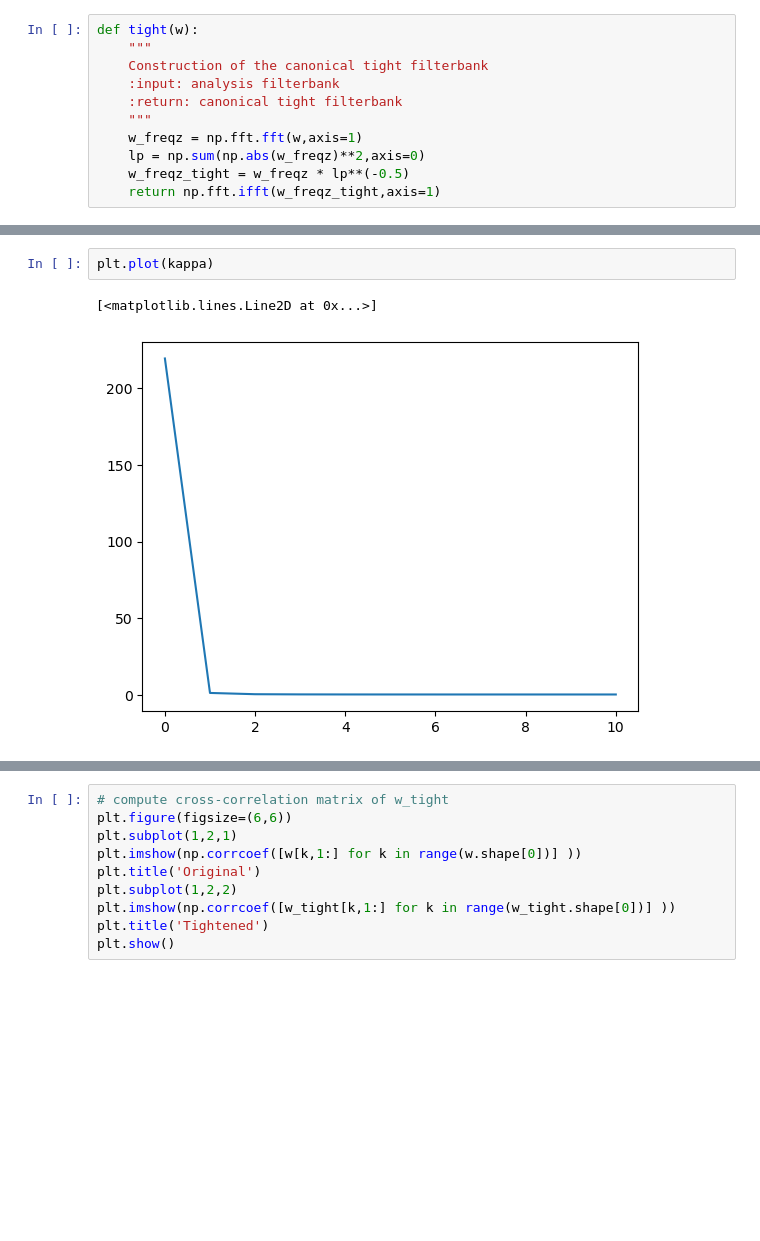
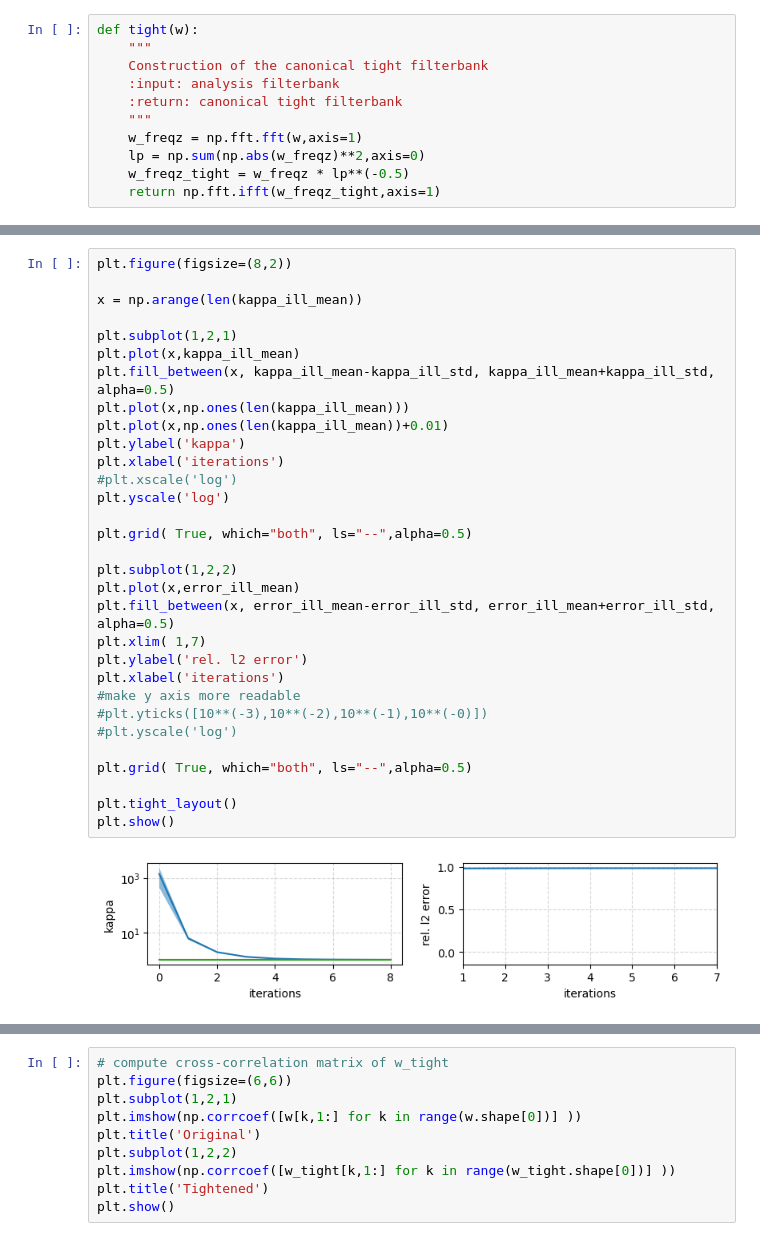
Before and after one commit to danedane-haider/Random-Filterbanks, a Jupyter notebook: Stability of Random Filterbanks under Gradient Descent/Tight_FIR.ipynb, the cells around one changed output, grey strips where cells are left out. Saved outputs shown, nothing was run; the diff lists cells and outputs as text; blank space fills up the shorter version.

```diff
--- a/Stability of Random Filterbanks under Gradient Descent/Tight_FIR.ipynb
+++ b/Stability of Random Filterbanks under Gradient Descent/Tight_FIR.ipynb
@@ -104,5 +156,33 @@ kappa: 1.0007 , error: 0.9819
-# %%
-plt.plot(kappa)
-# %% [output]
-[<matplotlib.lines.Line2D at 0x...>]
-[figure, removed]
+# %%
+plt.figure(figsize=(8,2))
+
+x = np.arange(len(kappa_ill_mean))
+
+plt.subplot(1,2,1)
+plt.plot(x,kappa_ill_mean)
+plt.fill_between(x, kappa_ill_mean-kappa_ill_std, kappa_ill_mean+kappa_ill_std, alpha=0.5)
+plt.plot(x,np.ones(len(kappa_ill_mean)))
+plt.plot(x,np.ones(len(kappa_ill_mean))+0.01)
+plt.ylabel('kappa')
+plt.xlabel('iterations')
+#plt.xscale('log')
+plt.yscale('log')
+
+plt.grid( True, which="both", ls="--",alpha=0.5)
+
+plt.subplot(1,2,2)
+plt.plot(x,error_ill_mean)
+plt.fill_between(x, error_ill_mean-error_ill_std, error_ill_mean+error_ill_std, alpha=0.5)
+plt.xlim( 1,7)
+plt.ylabel('rel. l2 error')
+plt.xlabel('iterations')
+#make y axis more readable
+#plt.yticks([10**(-3),10**(-2),10**(-1),10**(-0)])
+#plt.yscale('log')
+
+plt.grid( True, which="both", ls="--",alpha=0.5)
+
+plt.tight_layout()
+plt.show()
+# %% [output]
+[figure, added]
```
Also changed, not shown: parts of 12 cells of this notebook, 5 other files.
